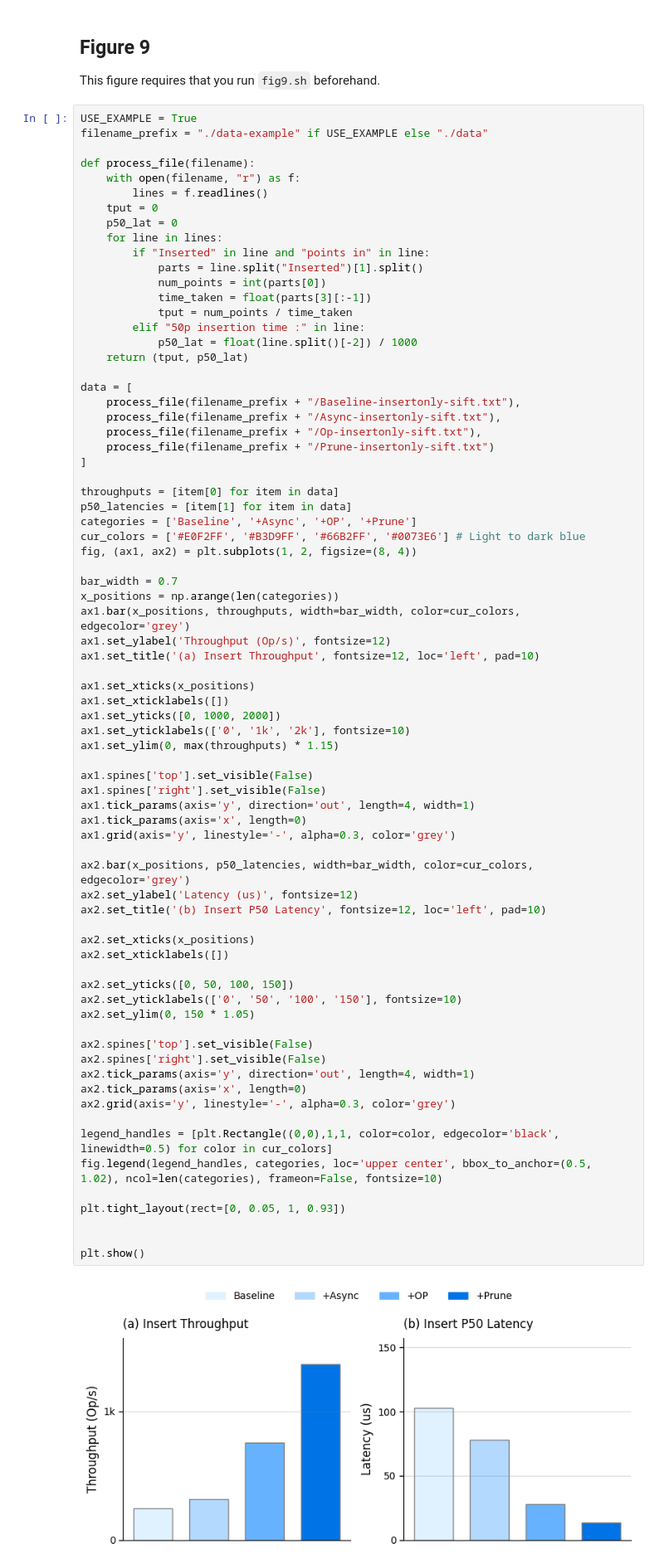
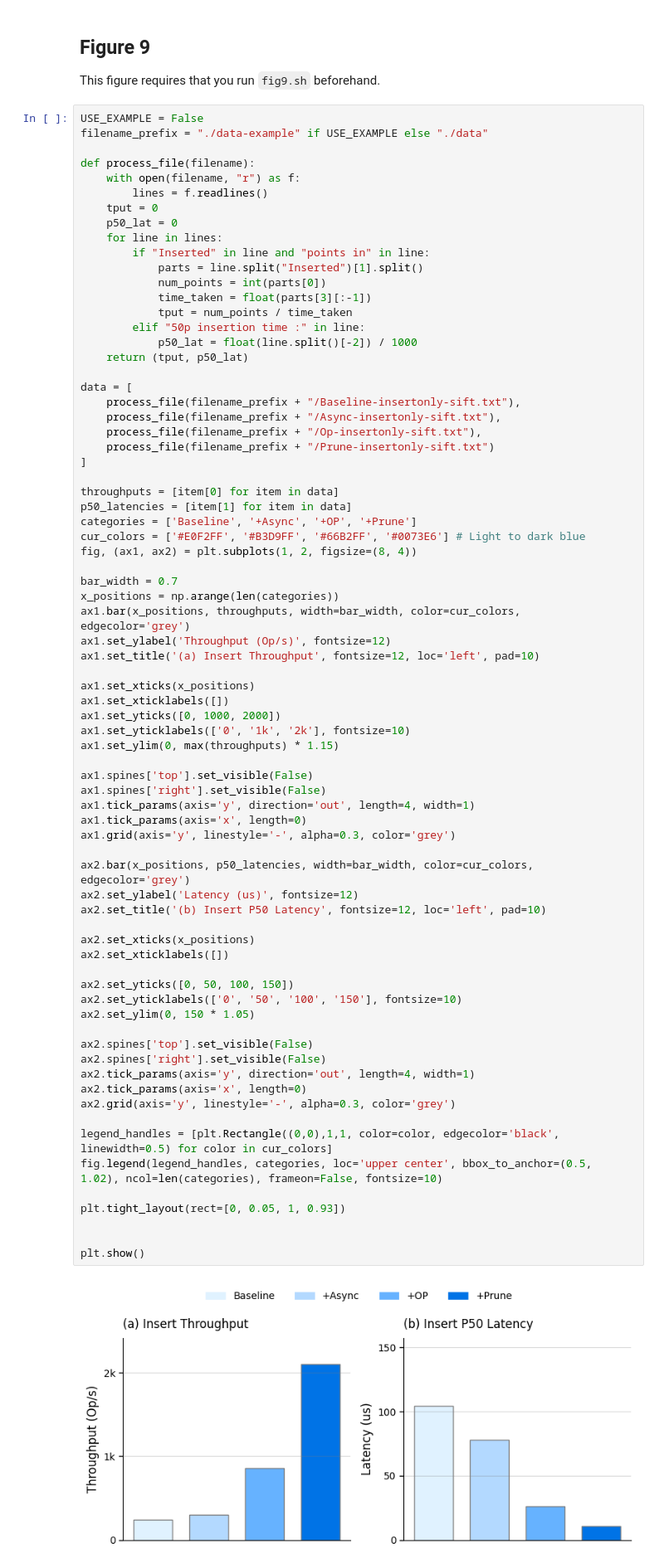
Before and after one commit to tangyhang/PipeANN, a Jupyter notebook: scripts/tests-odinann/plotting.ipynb, the cells around one changed output. Shown at 83% size. Saved outputs shown, nothing was run; the diff lists cells and outputs as text.

Commit message:
Figures in AE

```diff
--- a/scripts/tests-odinann/plotting.ipynb
+++ b/scripts/tests-odinann/plotting.ipynb
@@ -468,7 +468,7 @@ plt.tight_layout(rect=[0, 0.03, 1, 0.98])
 
 This figure requires that you run `fig9.sh` beforehand.
 # %%
-USE_EXAMPLE = True
+USE_EXAMPLE = False
 filename_prefix = "./data-example" if USE_EXAMPLE else "./data"
 
 def process_file(filename):
@@ -515,34 +515,34 @@ ax1.spines['top'].set_visible(False)
 ax1.spines['right'].set_visible(False)
 ax1.tick_params(axis='y', direction='out', length=4, width=1)
 ax1.tick_params(axis='x', length=0)
 ax1.grid(axis='y', linestyle='-', alpha=0.3, color='grey')
 
 ax2.bar(x_positions, p50_latencies, width=bar_width, color=cur_colors, edgecolor='grey')
 ax2.set_ylabel('Latency (us)', fontsize=12)
 ax2.set_title('(b) Insert P50 Latency', fontsize=12, loc='left', pad=10)
 
 ax2.set_xticks(x_positions)
 ax2.set_xticklabels([])
 
 ax2.set_yticks([0, 50, 100, 150])
 ax2.set_yticklabels(['0', '50', '100', '150'], fontsize=10)
 ax2.set_ylim(0, 150 * 1.05)
 
 ax2.spines['top'].set_visible(False)
 ax2.spines['right'].set_visible(False)
 ax2.tick_params(axis='y', direction='out', length=4, width=1)
 ax2.tick_params(axis='x', length=0)
 ax2.grid(axis='y', linestyle='-', alpha=0.3, color='grey')
 
 legend_handles = [plt.Rectangle((0,0),1,1, color=color, edgecolor='black', linewidth=0.5) for color in cur_colors]
 fig.legend(legend_handles, categories, loc='upper center', bbox_to_anchor=(0.5, 1.02), ncol=len(categories), frameon=False, fontsize=10)
 
 plt.tight_layout(rect=[0, 0.05, 1, 0.93])
 
 
 plt.show()
 # %% [output]
-[figure, old version]
+[figure, new version]
 # %% [markdown]
 ## Figure 10
 
```
Also changed, not shown: parts of 1 cell of this notebook.
